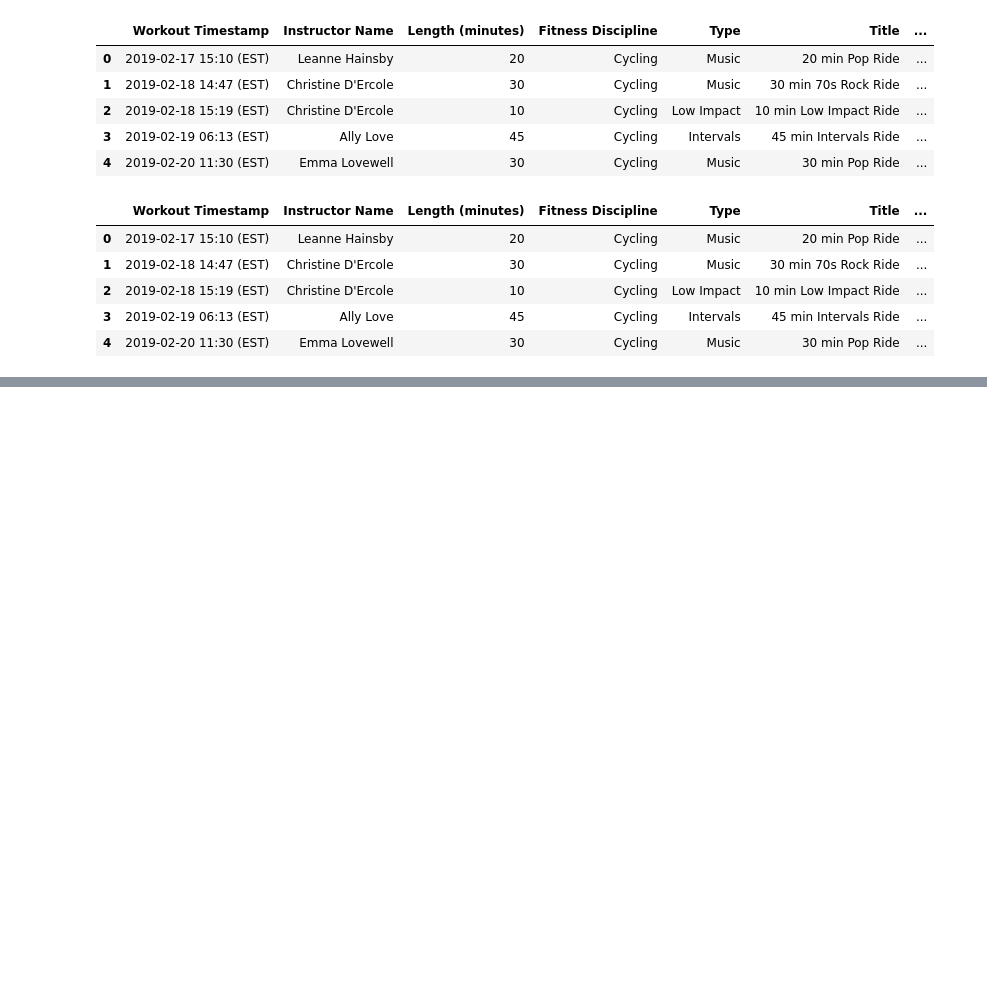
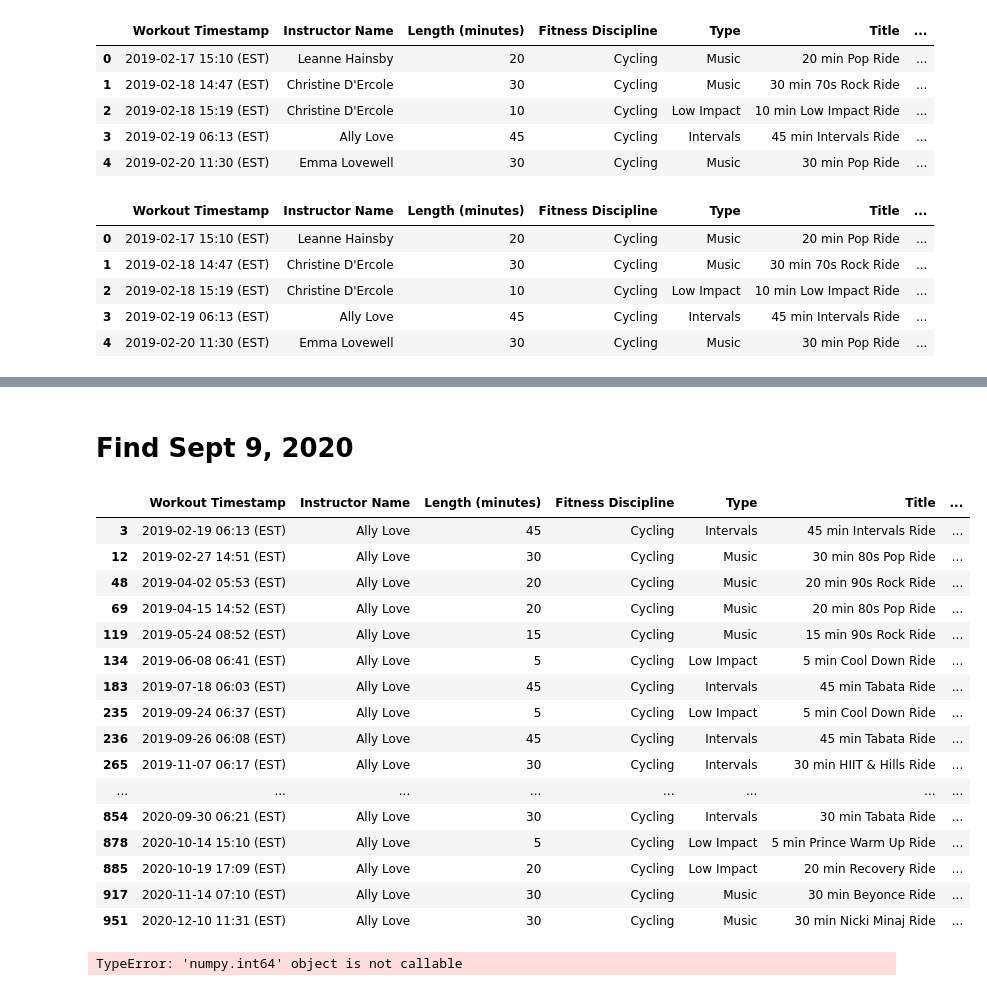
Before and after one commit to AnnikaNoren/post_graduate_project, a Jupyter notebook: Peloton .ipynb, the cells around one changed output, grey strips where cells are left out. Saved outputs shown, nothing was run; the diff lists cells and outputs as text; code cells hidden in the pictures; blank space fills up the shorter version.

```diff
--- a/Peloton .ipynb
+++ b/Peloton .ipynb
@@ -110,0 +114,2 @@ display(df.loc[(df.Author == 'DK') & (df.iRatings > 10) & (df.fReviews < 5)])
+# %%
+df.drop(df.iloc[:, 6:7], inplace = True, axis = 1)
@@ -110,0 +125,26 @@ display(df.loc[(df.Author == 'DK') & (df.iRatings > 10) & (df.fReviews < 5)])
+# %% [markdown]
+# Find Sept 9, 2020
+# %%
+display(df.loc[(df['Instructor Name'] == 'Ally Love') & (df['Fitness Discipline'] == 'Cycling')])
+# %% [output]
+|  | Workout Timestamp | Instructor Name | Length (minutes) | Fitness Discipline | Type | Title | ... |
+| 3 | 2019-02-19 06:13 (EST) | Ally Love | 45 | Cycling | Intervals | 45 min Intervals Ride | ... |
+| 12 | 2019-02-27 14:51 (EST) | Ally Love | 30 | Cycling | Music | 30 min 80s Pop Ride | ... |
+| 48 | 2019-04-02 05:53 (EST) | Ally Love | 20 | Cycling | Music | 20 min 90s Rock Ride | ... |
+| 69 | 2019-04-15 14:52 (EST) | Ally Love | 20 | Cycling | Music | 20 min 80s Pop Ride | ... |
+| 119 | 2019-05-24 08:52 (EST) | Ally Love | 15 | Cycling | Music | 15 min 90s Rock Ride | ... |
+| 134 | 2019-06-08 06:41 (EST) | Ally Love | 5 | Cycling | Low Impact | 5 min Cool Down Ride | ... |
+| 183 | 2019-07-18 06:03 (EST) | Ally Love | 45 | Cycling | Intervals | 45 min Tabata Ride | ... |
+| 235 | 2019-09-24 06:37 (EST) | Ally Love | 5 | Cycling | Low Impact | 5 min Cool Down Ride | ... |
+| 236 | 2019-09-26 06:08 (EST) | Ally Love | 45 | Cycling | Intervals | 45 min Tabata Ride | ... |
+| 265 | 2019-11-07 06:17 (EST) | Ally Love | 30 | Cycling | Intervals | 30 min HIIT & Hills Ride | ... |
+| ... | ... | ... | ... | ... | ... | ... | ... |
+| 854 | 2020-09-30 06:21 (EST) | Ally Love | 30 | Cycling | Intervals | 30 min Tabata Ride | ... |
+| 878 | 2020-10-14 15:10 (EST) | Ally Love | 5 | Cycling | Low Impact | 5 min Prince Warm Up Ride | ... |
+| 885 | 2020-10-19 17:09 (EST) | Ally Love | 20 | Cycling | Low Impact | 20 min Recovery Ride | ... |
+| 917 | 2020-11-14 07:10 (EST) | Ally Love | 30 | Cycling | Music | 30 min Beyonce Ride | ... |
+| 951 | 2020-12-10 11:31 (EST) | Ally Love | 30 | Cycling | Music | 30 min Nicki Minaj Ride | ... |
+# %%
+df.loc[(df['Instructor Name'] == 'Ally Love') & (df['Fitness Discipline'] == 'Cycling')].size()
+# %% [output]
+TypeError: 'numpy.int64' object is not callable
```
Also changed, not shown: parts of 4 cells of this notebook.
